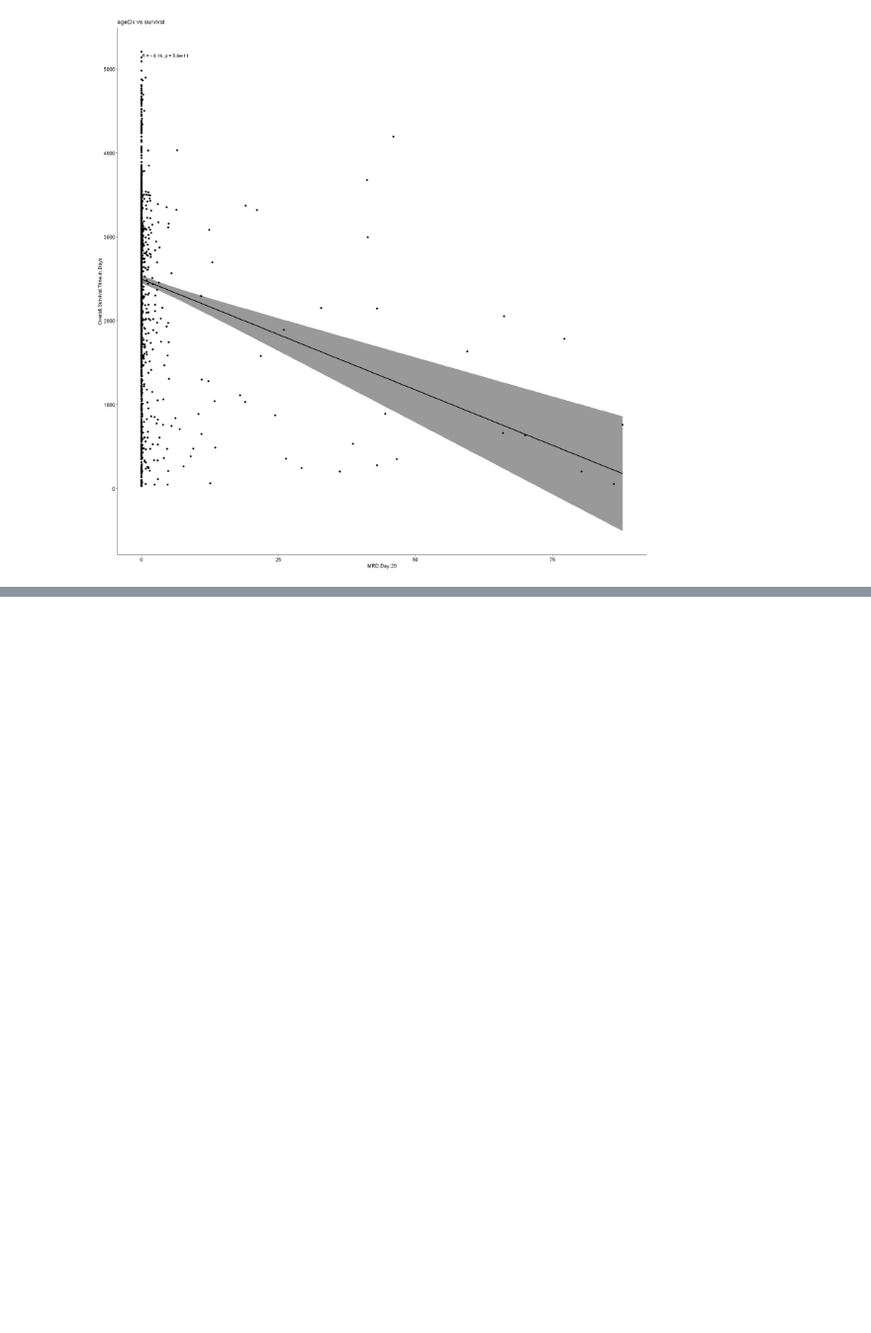
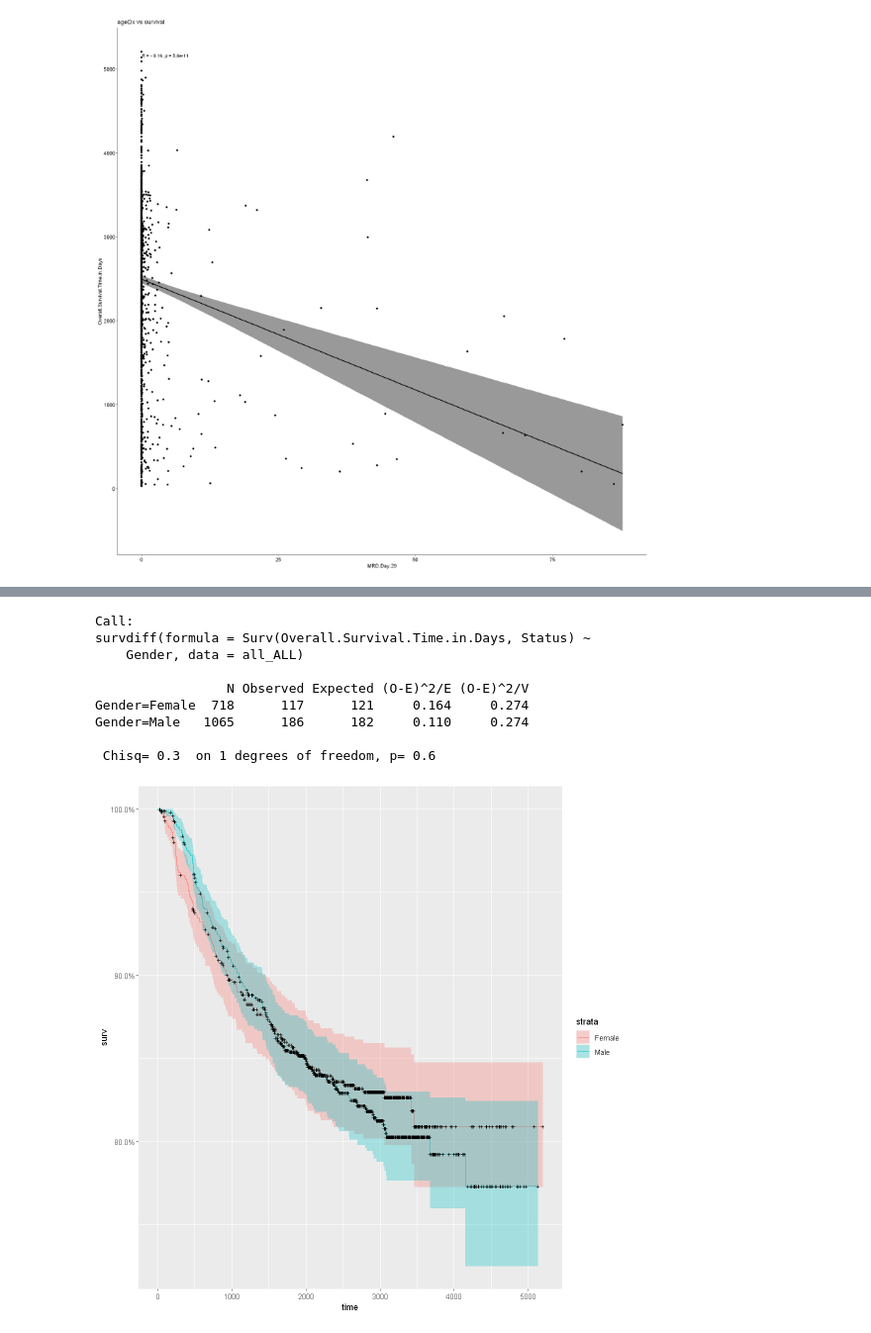
Before and after one commit to University-Courses-Jhendriksen/BMI6106, a Jupyter notebook: Project/Project Initial Analysis.ipynb, the cells around one changed output, grey strips where cells are left out. Shown at 99% size. Cells and saved outputs as stored; diff of their text form; code cells hidden in the pictures; blank space fills up the shorter version.

```diff
--- a/Project/Project Initial Analysis.ipynb
+++ b/Project/Project Initial Analysis.ipynb
@@ -442,0 +564,15 @@ Warning message:
+# %%
+km_gender_fit = survfit(Surv(Overall.Survival.Time.in.Days,Status)~Gender,data = all_ALL)
+autoplot(km_gender_fit)
+survdiff(Surv(Overall.Survival.Time.in.Days,Status) ~  Gender, data=all_ALL)
+# %% [output]
+Call:
+survdiff(formula = Surv(Overall.Survival.Time.in.Days, Status) ~
+    Gender, data = all_ALL)
+
+                 N Observed Expected (O-E)^2/E (O-E)^2/V
+Gender=Female  718      117      121     0.164     0.274
+Gender=Male   1065      186      182     0.110     0.274
+
+ Chisq= 0.3  on 1 degrees of freedom, p= 0.6
+[figure, added]
```
Also changed, not shown: parts of 11 cells of this notebook, 1 other file.
